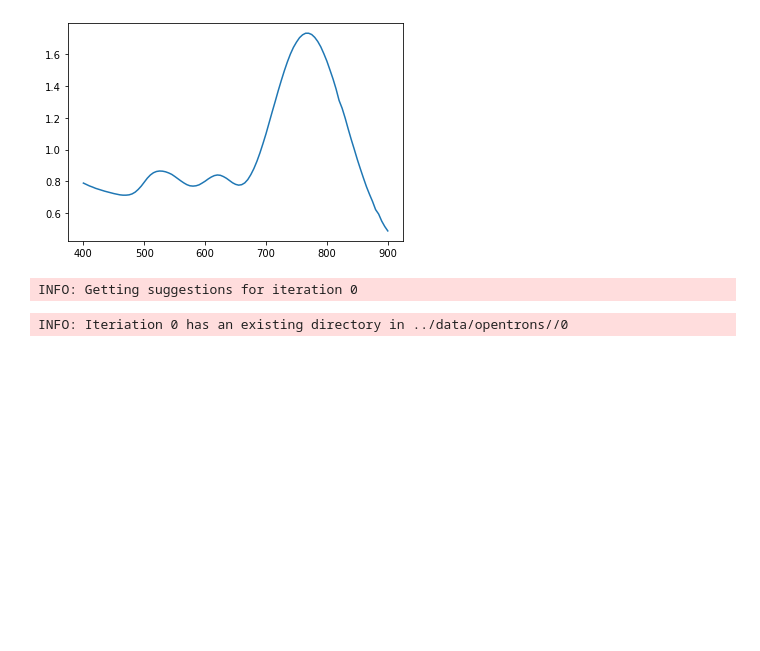
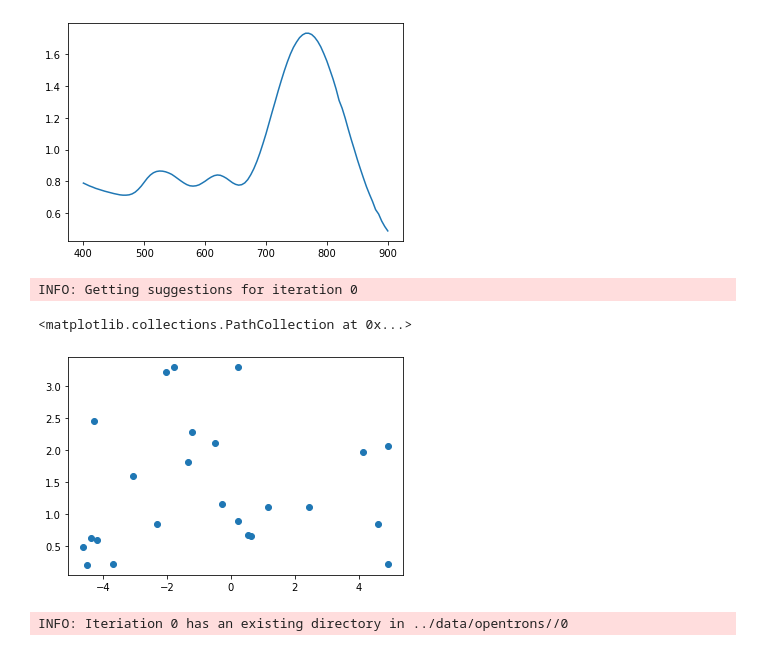
Before and after one commit to pozzo-research-group/HEAD, a Jupyter notebook: notebooks/17-OT2 BO.ipynb, the cells around one changed output. Cells and saved outputs as stored; diff of their text form; code cells hidden in the pictures; blank space fills up the shorter version.

```diff
--- a/notebooks/17-OT2 BO.ipynb
+++ b/notebooks/17-OT2 BO.ipynb
@@ -31,9 +31,14 @@ CAA = [0.1,3.5]
 bounds = [CAgNO3, CAA]
 # %%
 optim = opentrons.Optimizer(xt, yt, bounds,
-                            savedir = '../data/opentrons/', batch_size=8)
+                            savedir = '../data/opentrons/', batch_size=24)
 # %% [output]
 INFO: Getting suggestions for iteration 0
+# %%
+plt.scatter(optim.new_x[:,0], optim.new_x[:,1])
+# %% [output]
+<matplotlib.collections.PathCollection at 0x...>
+[figure, added]
 # %%
 # save the object you would get the concentrations as
 # a .npy file that you can load into an array and process for OT2 stocks etc
```
Also changed, not shown: 5 other files.
